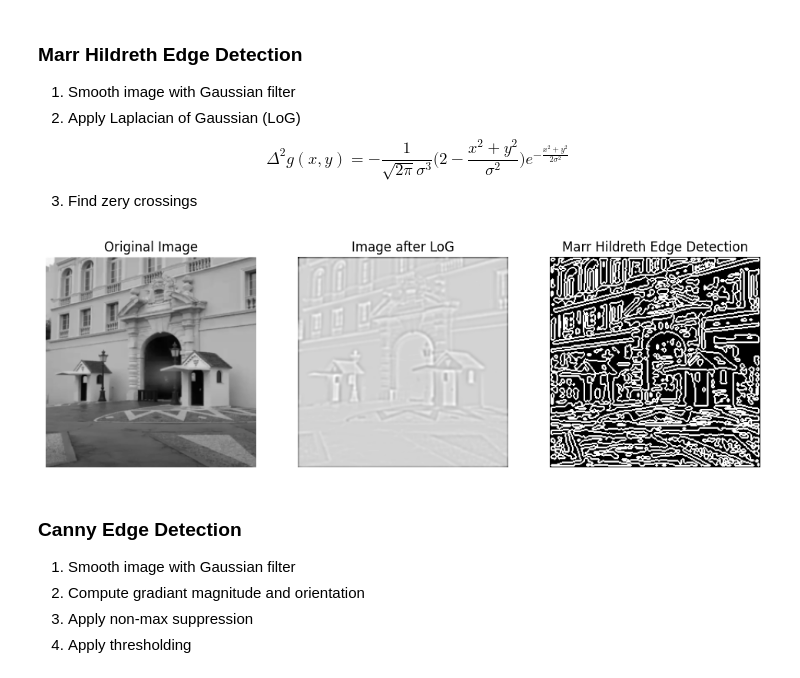
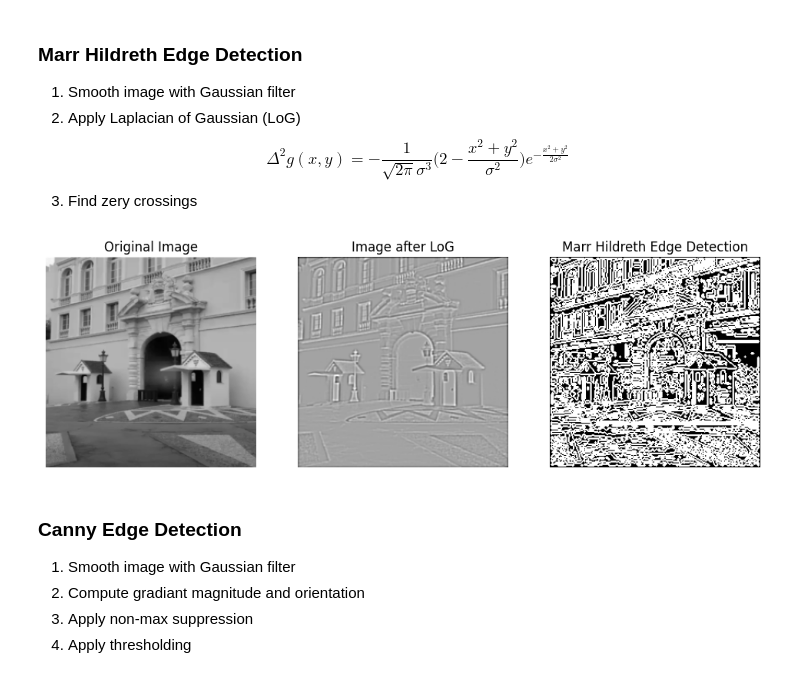
Before and after one commit to DRobinson4105/learning-portfolio, a Jupyter notebook: MachineLearning/ComputerVision/EdgeDetection.ipynb, the cells around one changed output. Cells and saved outputs as stored; diff of their text form; code cells hidden in the pictures.

Commit message:
Fixed Laplacian of Gaussian

```diff
--- a/MachineLearning/ComputerVision/EdgeDetection.ipynb
+++ b/MachineLearning/ComputerVision/EdgeDetection.ipynb
@@ -238,18 +238,13 @@ $$\Delta ^2 g(x, y)=-\frac{1}{\sqrt{2\pi}\sigma ^3}\Big( 2-\frac{x^2+y^2}{\sigma
 3. Find zery crossings
 # %%
 def laplacian_of_gaussian(image_tensor: torch.Tensor, kernel_size: int, sigma: float) -> torch.Tensor:
-    # Apply Gaussian smoothing
-    smoothed_image_tensor = cvF.gaussian_blur(image_tensor, kernel_size, sigma)
+    a = torch.arange(-kernel_size // 2 + 1.0, kernel_size // 2 + 1.0, device=device, dtype=torch.float)
+    xx, yy = torch.meshgrid(a, a, indexing=None)
 
-    # Apply Laplacian of Gaussian
-    x = torch.arange(kernel_size, dtype=torch.float, device=device) - kernel_size // 2
-    y = torch.arange(kernel_size, dtype=torch.float, device=device) - kernel_size // 2
-    x, y = torch.meshgrid(x, y)
-    normalization = 1 / (2.0 * np.pi * sigma**2)
-    log_kernel = normalization * ((x**2 + y**2 - 2.0 * sigma**2) / (sigma**4)) * torch.exp(-(x**2 + y**2) / (2.0 * sigma**2))
-    log_kernel = log_kernel - log_kernel.mean()
-    log_kernel = log_kernel.unsqueeze(0).unsqueeze(0)
-    log_image_tensor = F.conv2d(smoothed_image_tensor, log_kernel, padding=kernel_size // 2)
+    log_kernel = -1 / (torch.pi * sigma ** 4) * (1 - (xx**2 + yy**2) / (2 * sigma**2)) * torch.exp(-(xx**2 + yy**2) / (2 * sigma**2))
+    log_kernel -= log_kernel.mean()
+    log_kernel = log_kernel.view(1, 1, kernel_size, kernel_size)
+    log_image_tensor = F.conv2d(image_tensor, log_kernel, padding=kernel_size // 2)
 
     return log_image_tensor.squeeze(0)
 
@@ -264,33 +259,33 @@ def zero_crossing(log_image_tensor):
 
     return zero_crossings.squeeze()
 # %%
-smoothed_image_tensor = cvF.gaussian_blur(image, kernel_size=5, sigma=1)
-log_image_tensor = laplacian_of_gaussian(smoothed_image_tensor, 5, 1)
+# smoothed_image_tensor = cvF.gaussian_blur(image, kernel_size=5, sigma=1)
+log_image_tensor = laplacian_of_gaussian(image, 5, 1)
 edges = zero_crossing(log_image_tensor)
 
 log_image = log_image_tensor.squeeze(0).cpu().numpy()
 edges = edges.squeeze(0).cpu().numpy()
 
 plt.figure(figsize=(12, 4))
 
 plt.subplot(1, 3, 1)
 plt.title("Original Image")
 plt.imshow(image.squeeze().cpu().numpy(), cmap='gray')
 plt.axis('off')
 
 plt.subplot(1, 3, 2)
 plt.title("Image after LoG")
 plt.imshow(log_image, cmap='gray')
 plt.axis('off')
 
 plt.subplot(1, 3, 3)
 plt.title("Marr Hildreth Edge Detection")
 plt.imshow(edges, cmap='gray')
 plt.axis('off')
 
 plt.show()
 # %% [output]
-[figure, old version]
+[figure, new version]
 # %% [markdown]
 ### Canny Edge Detection
 
```
Also changed, not shown: parts of 6 cells of this notebook, 1 other file.
